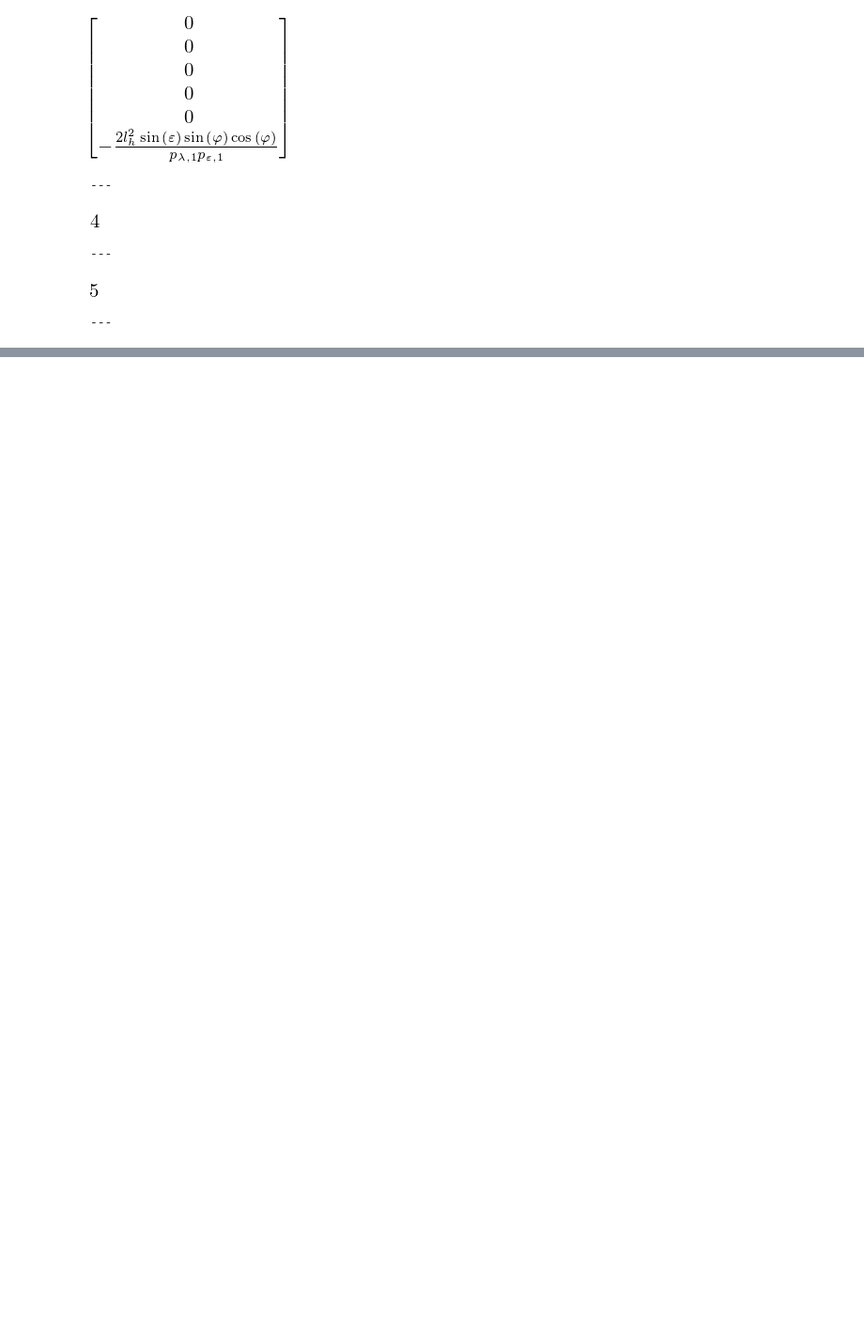
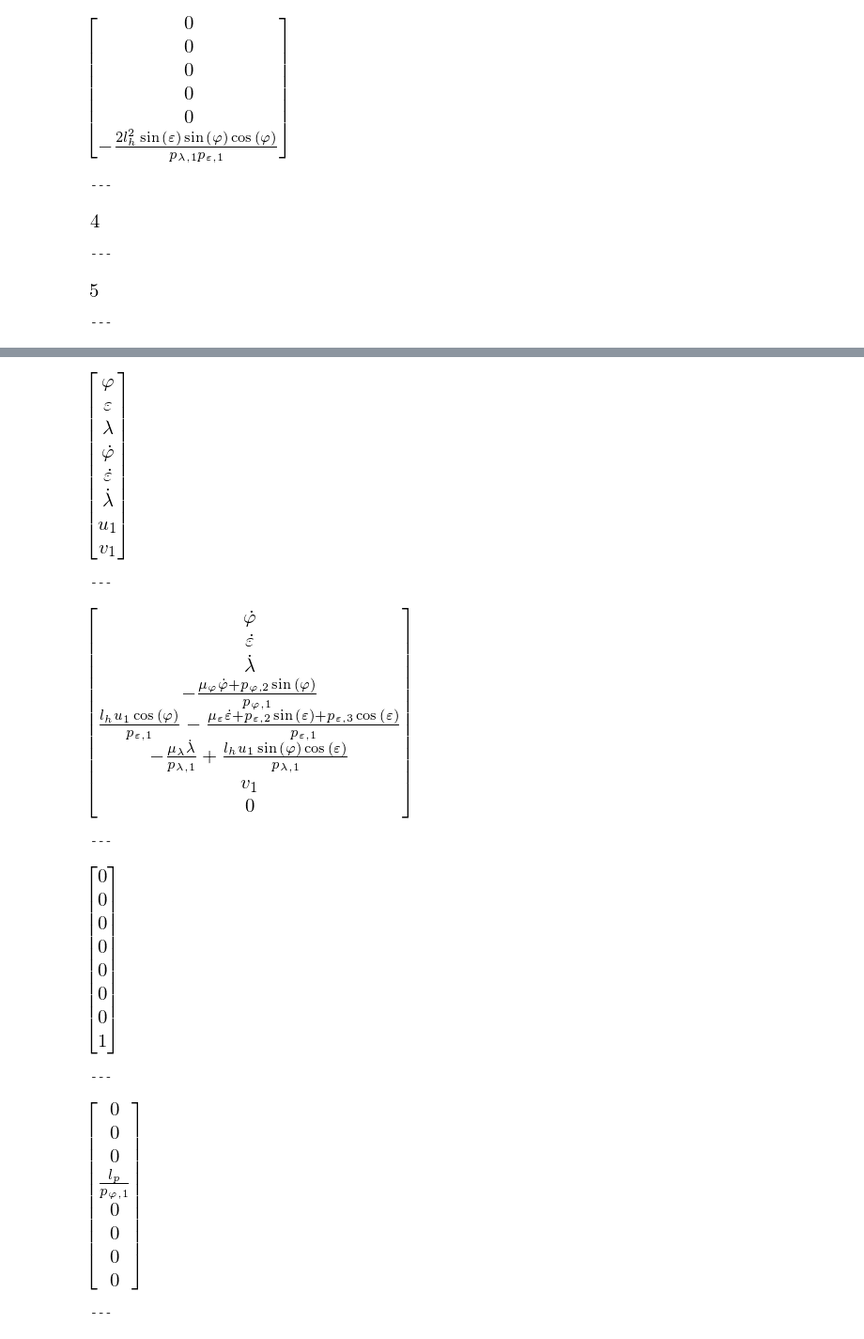
Before and after one commit to Rojetto/helicopter_thesis_code, a Jupyter notebook: scripts/nonlinear_analysis.ipynb, the cells around one changed output, grey strips where cells are left out. Shown at 94% size. Cells and saved outputs as stored; diff of their text form; code cells hidden in the pictures; blank space fills up the shorter version.

```diff
--- a/scripts/nonlinear_analysis.ipynb
+++ b/scripts/nonlinear_analysis.ipynb
@@ -144,0 +179,15 @@ ___
+# %%
+v1 = sp.Symbol('v_1')  # new state
+x_ext2 = sb.concat_rows(x_ext1, v1) ##:
+f_ext2 = sb.concat_rows(f_ext1 + g1_ext1*v1, sp.S(0)) ##:
+g1_ext2 = sp.Matrix([0, 0, 0, 0, 0, 0, 0, 1]) ##:
+g2_ext2 = sb.concat_rows(g2_ext1, sp.S(0)) ##:
+# %% [output]
+[figure, added]
+---
+[figure, added]
+---
+[figure, added]
+---
+[figure, added]
+---
```
Also changed, not shown: parts of 7 cells of this notebook.
